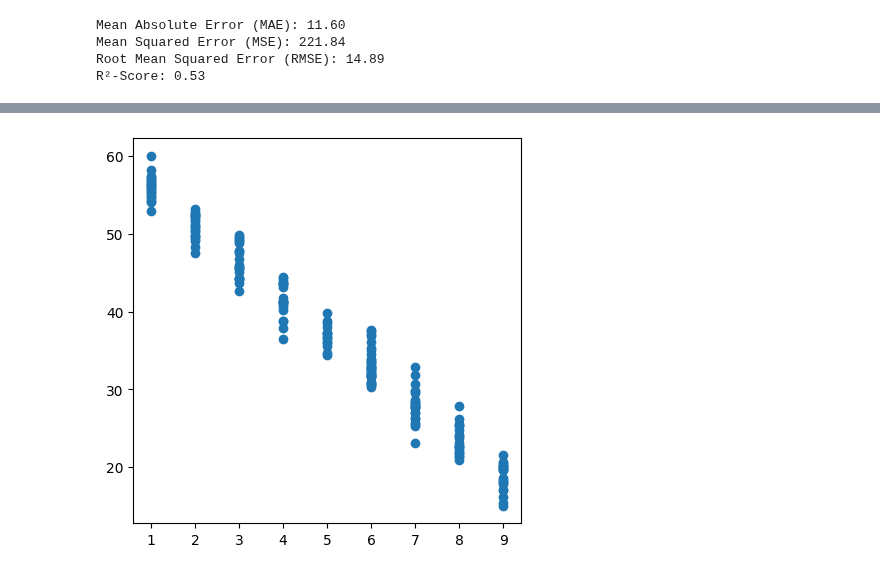
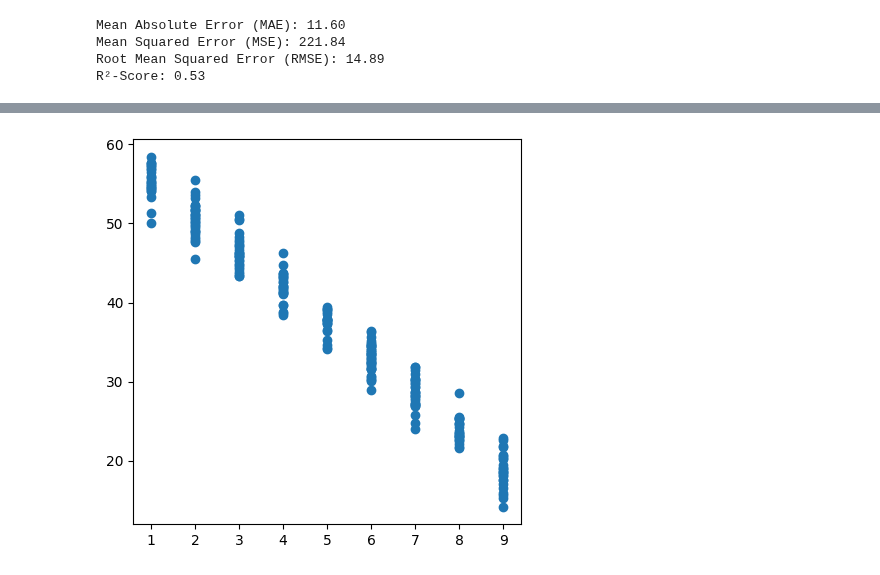
Before and after one commit to wolfromanlist/MLForEngineers, a Jupyter notebook: Notebooks/3-Supervised Learning.ipynb, the cells around one changed output, grey strips where cells are left out. Saved outputs shown, nothing was run; the diff lists cells and outputs as text; code cells hidden in the pictures.

```diff
--- a/Notebooks/3-Supervised Learning.ipynb
+++ b/Notebooks/3-Supervised Learning.ipynb
@@ -580,33 +729,33 @@ def generate_linear_data(n_samples=200, coef1=2.0, coef2=3.0, intercept=5.0, noi
         dimension (int): 1 für 1D (nur x1), 2 für 2D (x1 und x2).
 
     Returns:
         pd.DataFrame: Ein DataFrame mit den Spalten 'x1', optional 'x2', und 'y'.
     """
     np.random.seed(random_state)
 
     x1 = np.random.uniform(x1_range[0], x1_range[1], n_samples).astype(x1_type)
     if dimension == 1:
         y = coef1 * x1 + intercept + np.random.normal(0, noise_level, n_samples)
         data = pd.DataFrame({'machines': x1, 'fabrication_time': y})
     else:
         x2 = np.random.uniform(x2_range[0], x2_range[1], n_samples).astype(x2_type)
         y = coef1 * x1 + coef2 * x2 + intercept + np.random.normal(0, noise_level, n_samples)
         data = pd.DataFrame({'machines': x1, 'complexity': x2, 'fabrication_time': y})
 
     if save:
         dim = str(dimension)
         path = f'../Data/machine_regression_{dim}D.csv'
         data.to_csv(path)
     return data
 
 # Beispiel: Generiere Daten mit einer linearen Abhängigkeit und definierten Wertebereichen für x1 und x2
-data = generate_linear_data(n_samples=200, coef1=-4.5, coef2=10.0, intercept= 60.0, noise_level=2,
-                            x1_range=(1, 10), x2_range=(1, 5), x1_type=int, x2_type=int, dimension=1, save = False)
+data = generate_linear_data(n_samples=250, coef1=-4.5, coef2=10.0, intercept= 60.0, noise_level=2,
+                            x1_range=(1, 10), x2_range=(1, 5), x1_type=int, x2_type=int, dimension=1, save = True)
 
 fig, ax = plt.subplots(figsize=(5,5))
 x = data['machines'].values
 y = data['fabrication_time'].values
 ax.scatter(x, y)
 plt.show()
 # %% [output]
-[figure, old version]
+[figure, new version]
```
Also changed, not shown: parts of 27 cells of this notebook, 1 other file.
